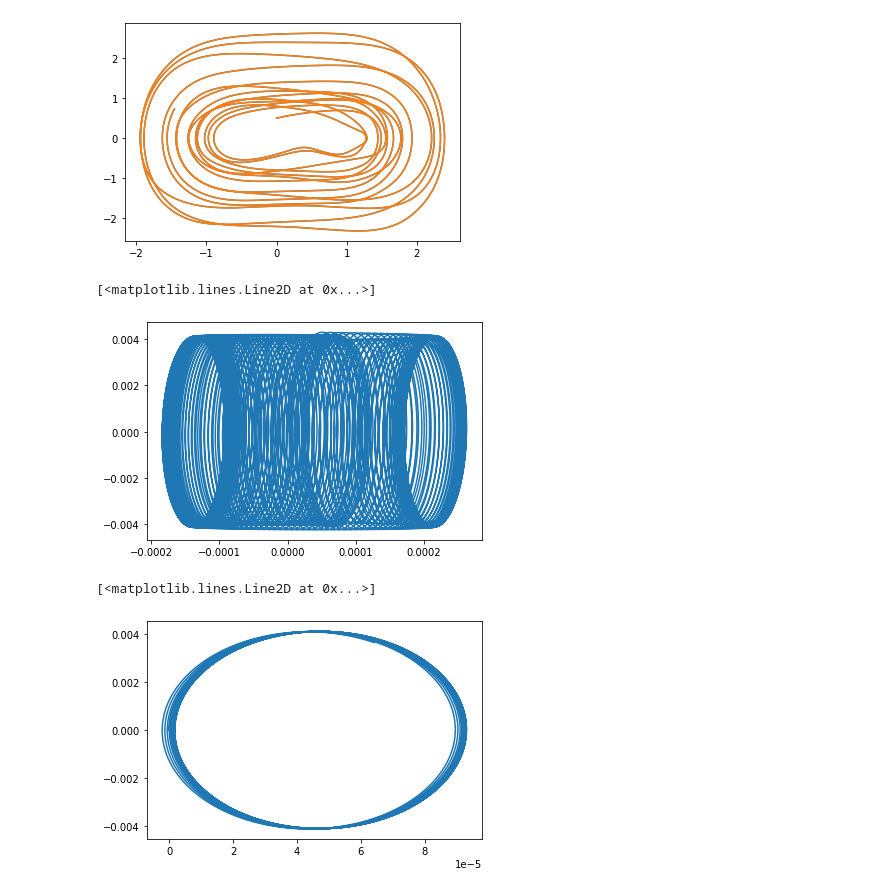
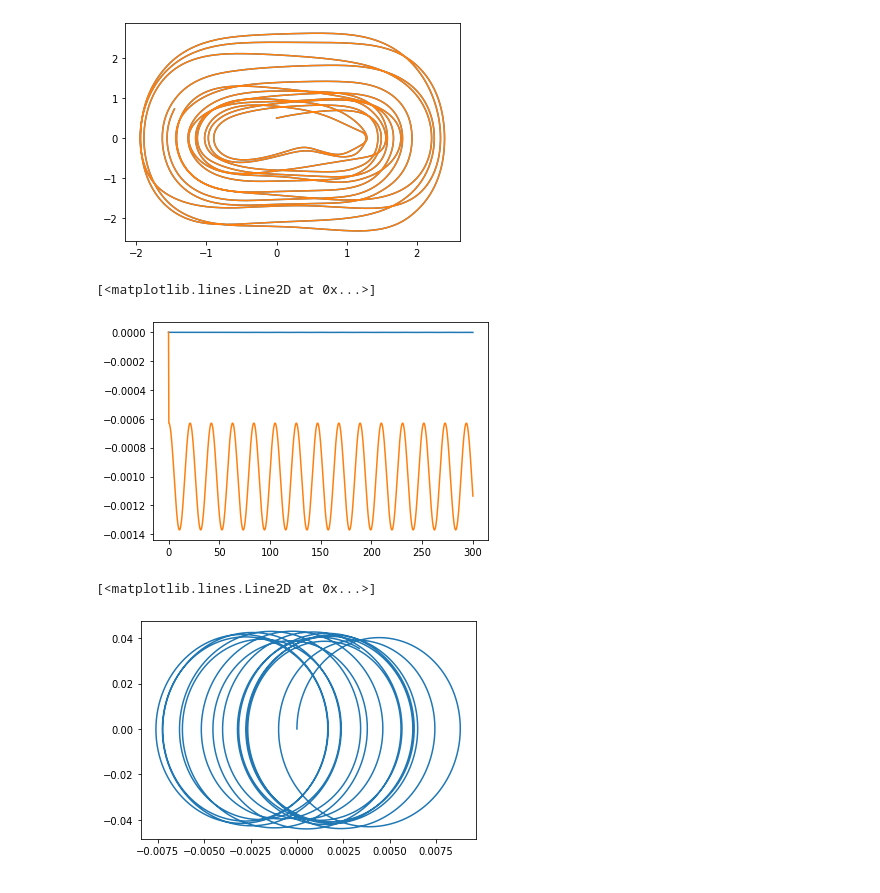
Before and after one commit to SuyuMichaelYang/Group-II, a Jupyter notebook: constant/Funions.ipynb, the cells around one changed output. Drawn from its saved outputs; the diff is of its cells as text; code cells hidden in the pictures.

```diff
--- a/constant/Funions.ipynb
+++ b/constant/Funions.ipynb
@@ -40,41 +41,42 @@ for i in range (1):
 # %%
 k = 0.5
 ω = 0.3
 γ = 0.37
 α = 0.5
 β = -.2
 
 def βt (t):
     return 0.2 * np.cos(t)
 
 def βx(x):
     return 0.3 * np.cos(x)
 
 def driving(t):
     return  γ*np.cos(ω*t)
 
 
 m = 1
 x = [0]
 v = [0]
-a = [2]
+a = [1]
 dt = 5/5000
 
-t = np.linspace(0,3000,10000)
+t = np.linspace(0,300,1000)
 
 
 for i in range (len(t)):
-    a.append( β*v[-1]  -k*x[-1]  - α*v[-1]**3 + driving(t[i]))
-    v.append(v[-1] + a[-1]* dt)
-    x.append (x[-1] + v[-1] *dt )
+    a.append( -β*v[-1]  -k*x[-1]  - α*v[-1]**3 + driving(t[i]))
+    v.append(v[-1] + (a[-1] - a[-2] )* dt)
+    x.append (x[-1] + (v[-1]-v[-2]) *dt )
 
-# plt.plot(t,x[:-1], )
-# plt.plot(t,v[:-1])
+plt.plot(t,x[:-1], )
+plt.plot(t,v[:-1])
 # plt.plot(t,a[:-1])
-plt.plot(x,v)
+# plt.plot(x,v)
+ω
 # %% [output]
 [<matplotlib.lines.Line2D at 0x...>]
-[figure, old version]
+[figure, new version]
 # %%
 k = 0.5
 ω = 0.3
@@ -96,7 +98,7 @@ m = 1
 x = [0]
 v = [0]
 a = [1]
-dt = 5/50000
+dt = 5/5000
 
 t = np.linspace(0,300,10000)
 
@@ -112,4 +114,4 @@ for i in range (len(t)):
 plt.plot(x,v)
 # %% [output]
 [<matplotlib.lines.Line2D at 0x...>]
-[figure, old version]
+[figure, new version]
```
Also changed, not shown: parts of 4 cells of this notebook.
